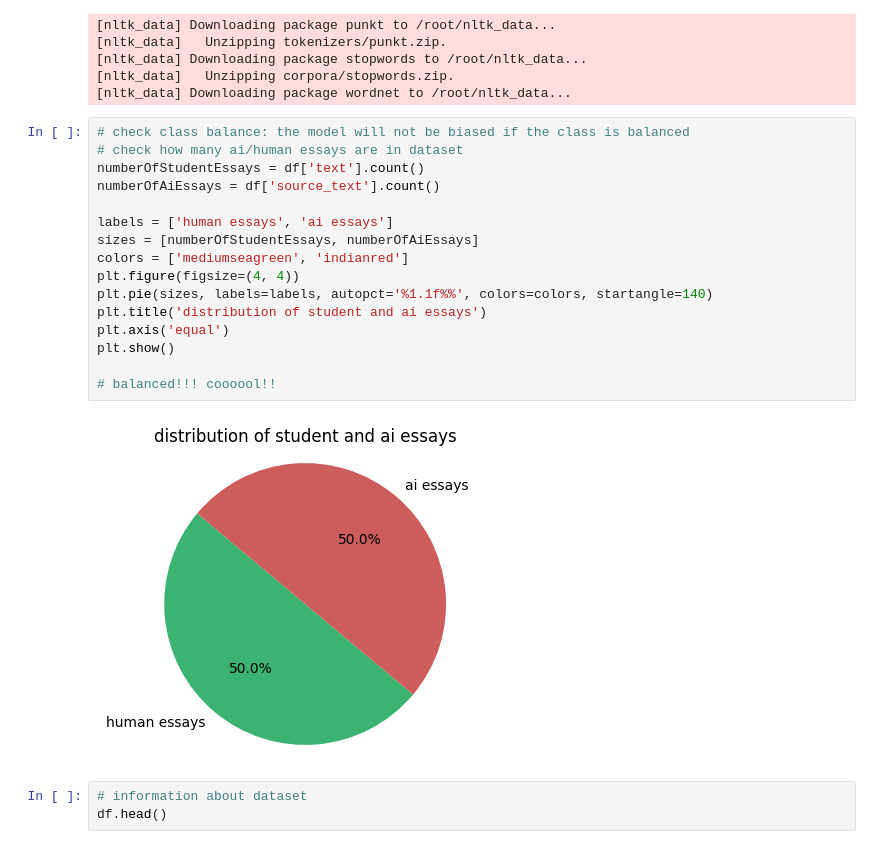
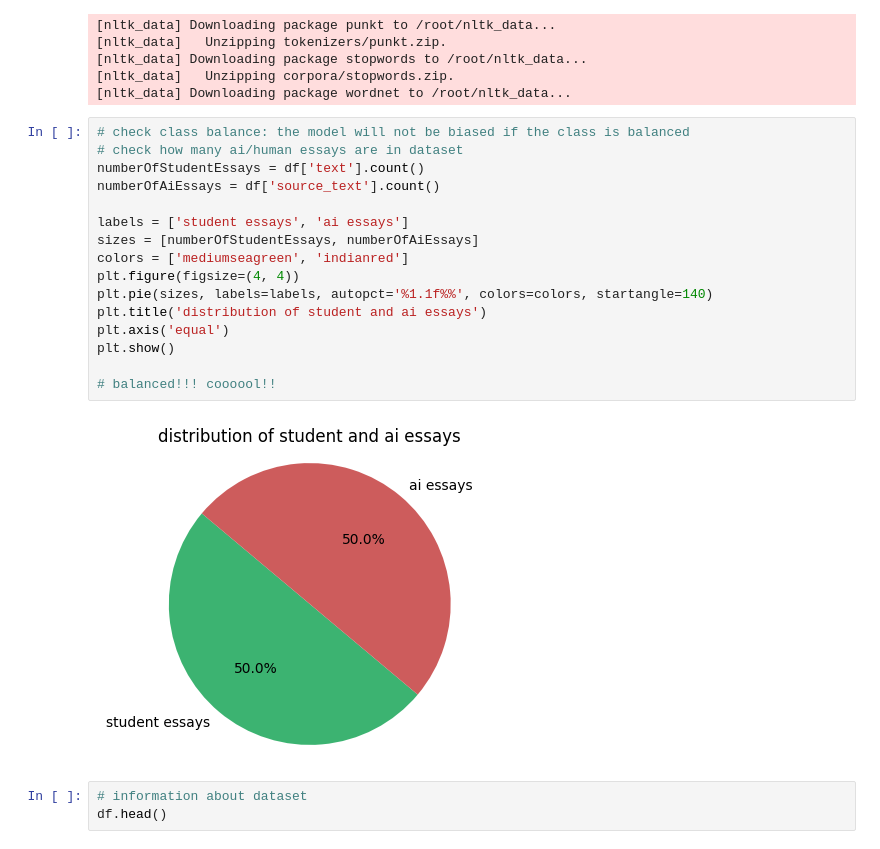
Before and after one commit to alyssasimons/detect-ai, a Jupyter notebook: detect_ai.ipynb, the cells around one changed output. Drawn from its saved outputs; the diff is of its cells as text.

```diff
--- a/detect_ai.ipynb
+++ b/detect_ai.ipynb
@@ -27,21 +27,21 @@ df = pd.read_csv('daigt_external_dataset.csv')
 # %%
 # check class balance: the model will not be biased if the class is balanced
 # check how many ai/human essays are in dataset
 numberOfStudentEssays = df['text'].count()
 numberOfAiEssays = df['source_text'].count()
 
-labels = ['human essays', 'ai essays']
+labels = ['student essays', 'ai essays']
 sizes = [numberOfStudentEssays, numberOfAiEssays]
 colors = ['mediumseagreen', 'indianred']
 plt.figure(figsize=(4, 4))
 plt.pie(sizes, labels=labels, autopct='%1.1f%%', colors=colors, startangle=140)
 plt.title('distribution of student and ai essays')
 plt.axis('equal')
 plt.show()
 
 # balanced!!! coooool!!
 # %% [output]
-[figure, old version]
+[figure, new version]
 # %%
 # information about dataset
 df.head()
```
